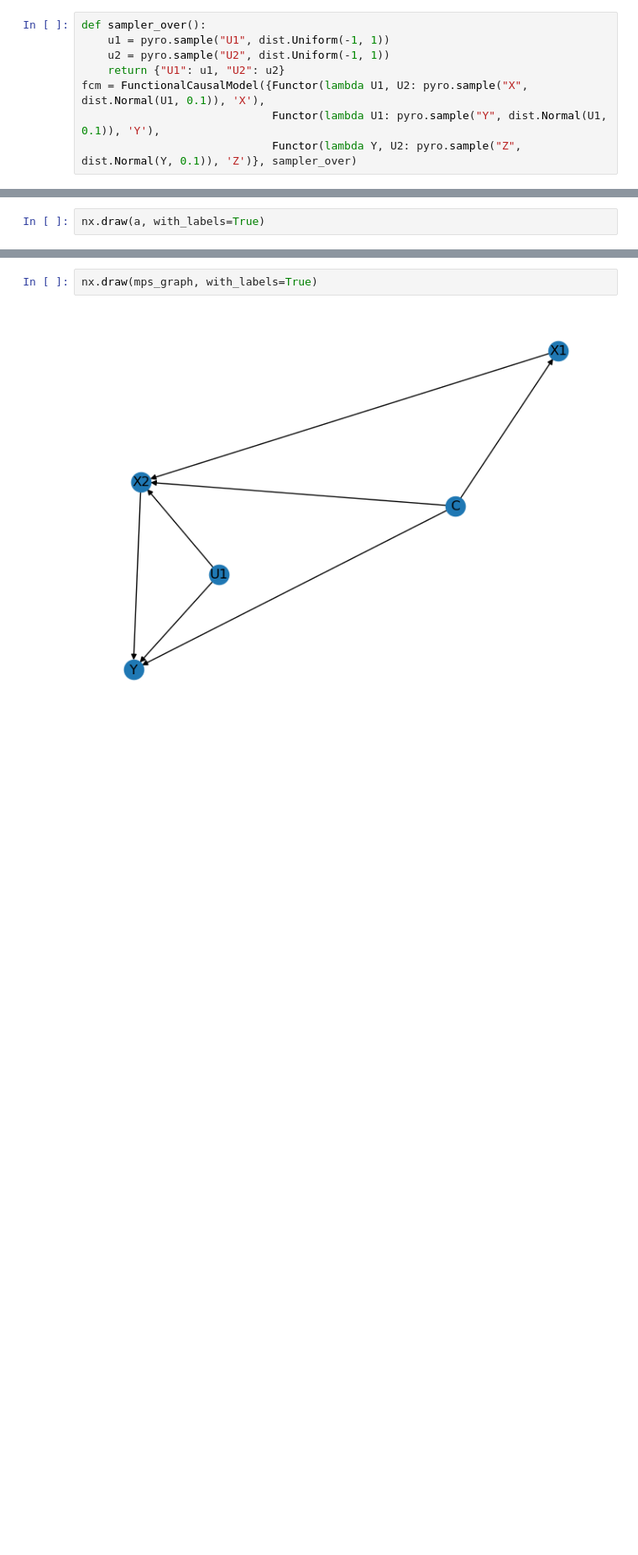
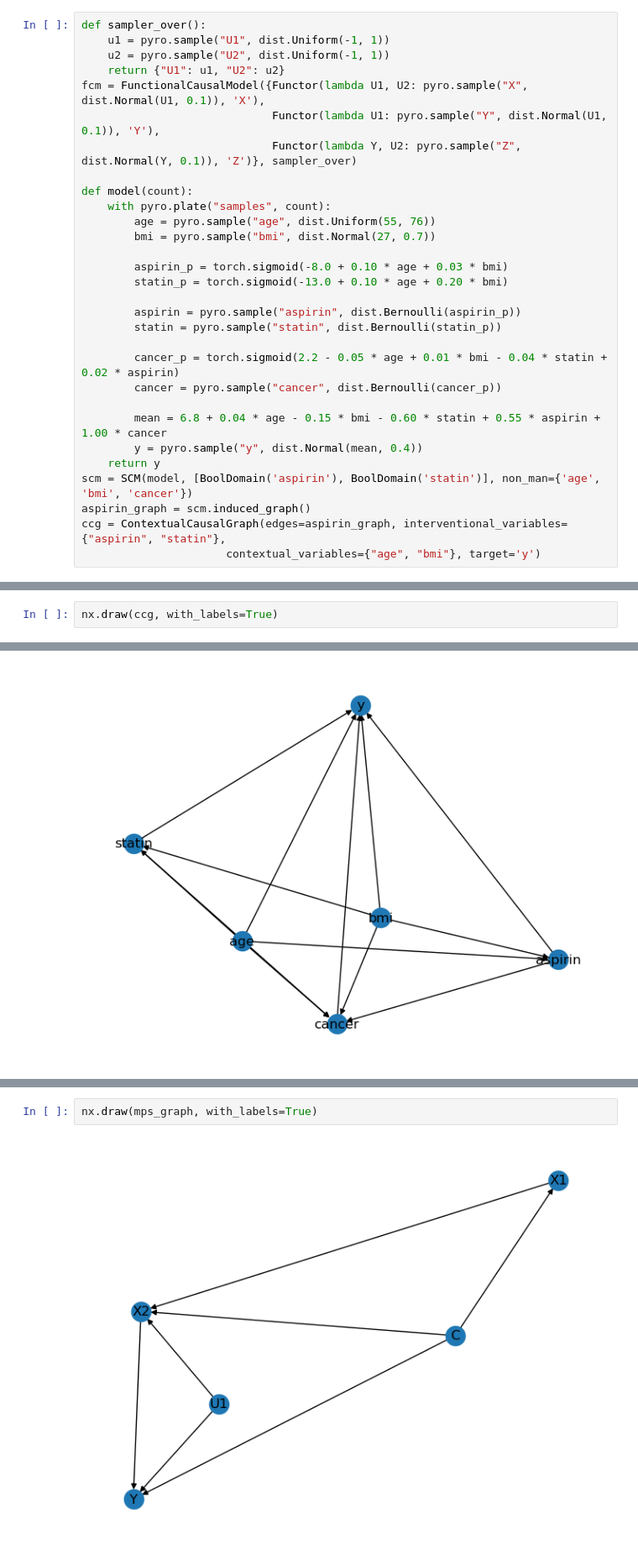
Before and after one commit to VahanArsenian/POMPSBO, a Jupyter notebook: notebooks/POMPS.ipynb, the cells around one changed output, grey strips where cells are left out. Shown: that part at 84% size. Cells and saved outputs as stored; diff of their text form; blank space fills up the shorter version.

```diff
--- a/notebooks/POMPS.ipynb
+++ b/notebooks/POMPS.ipynb
@@ -15,4 +18,26 @@ def sampler_over():
 fcm = FunctionalCausalModel({Functor(lambda U1, U2: pyro.sample("X", dist.Normal(U1, 0.1)), 'X'),
                              Functor(lambda U1: pyro.sample("Y", dist.Normal(U1, 0.1)), 'Y'),
                              Functor(lambda Y, U2: pyro.sample("Z", dist.Normal(Y, 0.1)), 'Z')}, sampler_over)
+
+def model(count):
+    with pyro.plate("samples", count):
+        age = pyro.sample("age", dist.Uniform(55, 76))
+        bmi = pyro.sample("bmi", dist.Normal(27, 0.7))
+
+        aspirin_p = torch.sigmoid(-8.0 + 0.10 * age + 0.03 * bmi)
+        statin_p = torch.sigmoid(-13.0 + 0.10 * age + 0.20 * bmi)
+
+        aspirin = pyro.sample("aspirin", dist.Bernoulli(aspirin_p))
+        statin = pyro.sample("statin", dist.Bernoulli(statin_p))
+
+        cancer_p = torch.sigmoid(2.2 - 0.05 * age + 0.01 * bmi - 0.04 * statin + 0.02 * aspirin)
+        cancer = pyro.sample("cancer", dist.Bernoulli(cancer_p))
+
+        mean = 6.8 + 0.04 * age - 0.15 * bmi - 0.60 * statin + 0.55 * aspirin + 1.00 * cancer
+        y = pyro.sample("y", dist.Normal(mean, 0.4))
+    return y
+scm = SCM(model, [BoolDomain('aspirin'), BoolDomain('statin')], non_man={'age', 'bmi', 'cancer'})
+aspirin_graph = scm.induced_graph()
+ccg = ContextualCausalGraph(edges=aspirin_graph, interventional_variables={"aspirin", "statin"},
+                      contextual_variables={"age", "bmi"}, target='y')
 # %%
@@ -21,3 +46,3 @@ with pyro.plate('samples', 100_000_000):
 # %%
-nx.draw(a, with_labels=True)
+nx.draw(ccg, with_labels=True)
 # %% [output]
@@ -24,0 +49 @@ NameError: name 'a' is not defined
+[figure, added]
```
Also changed, not shown: parts of 10 cells of this notebook, 6 other files.
